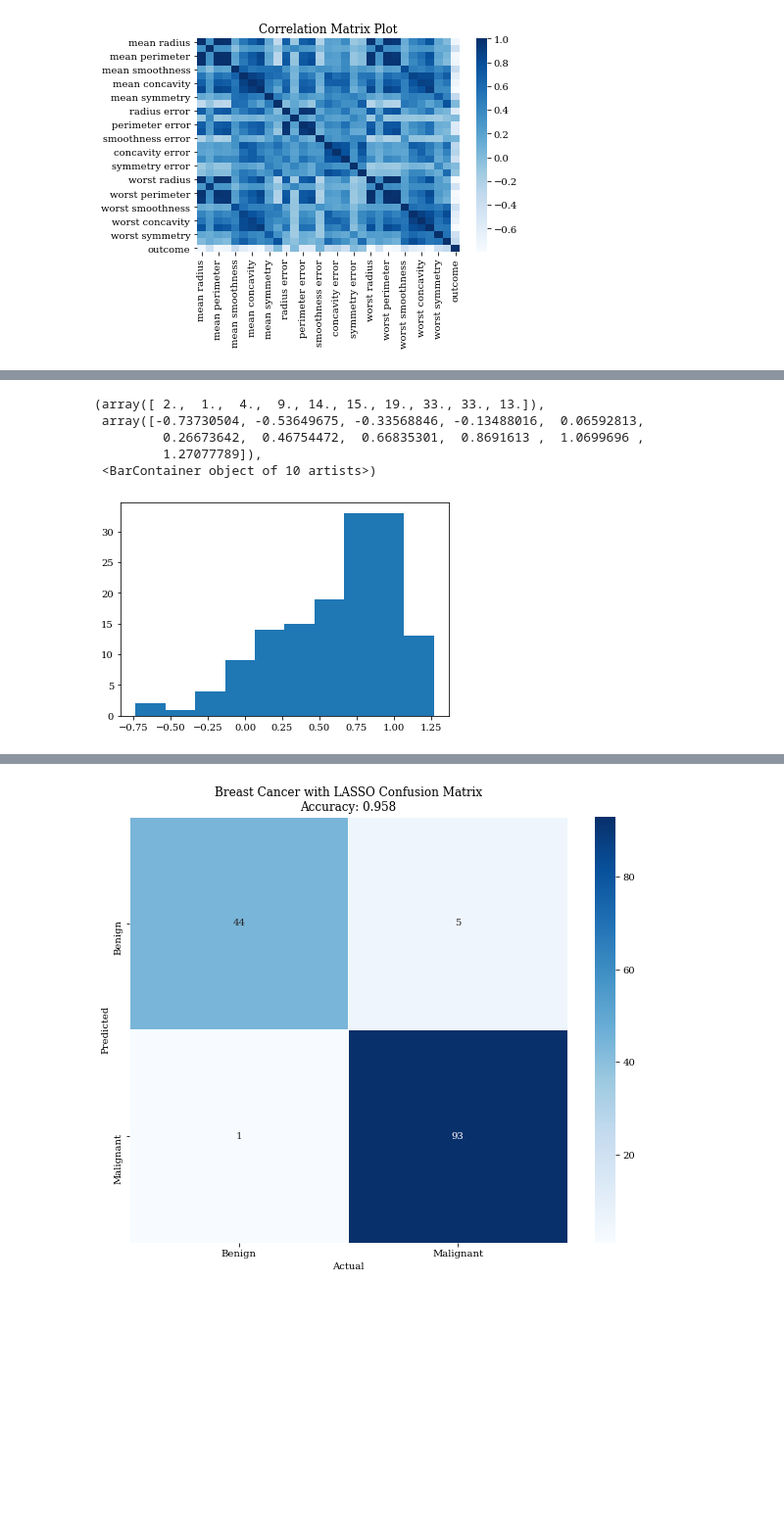
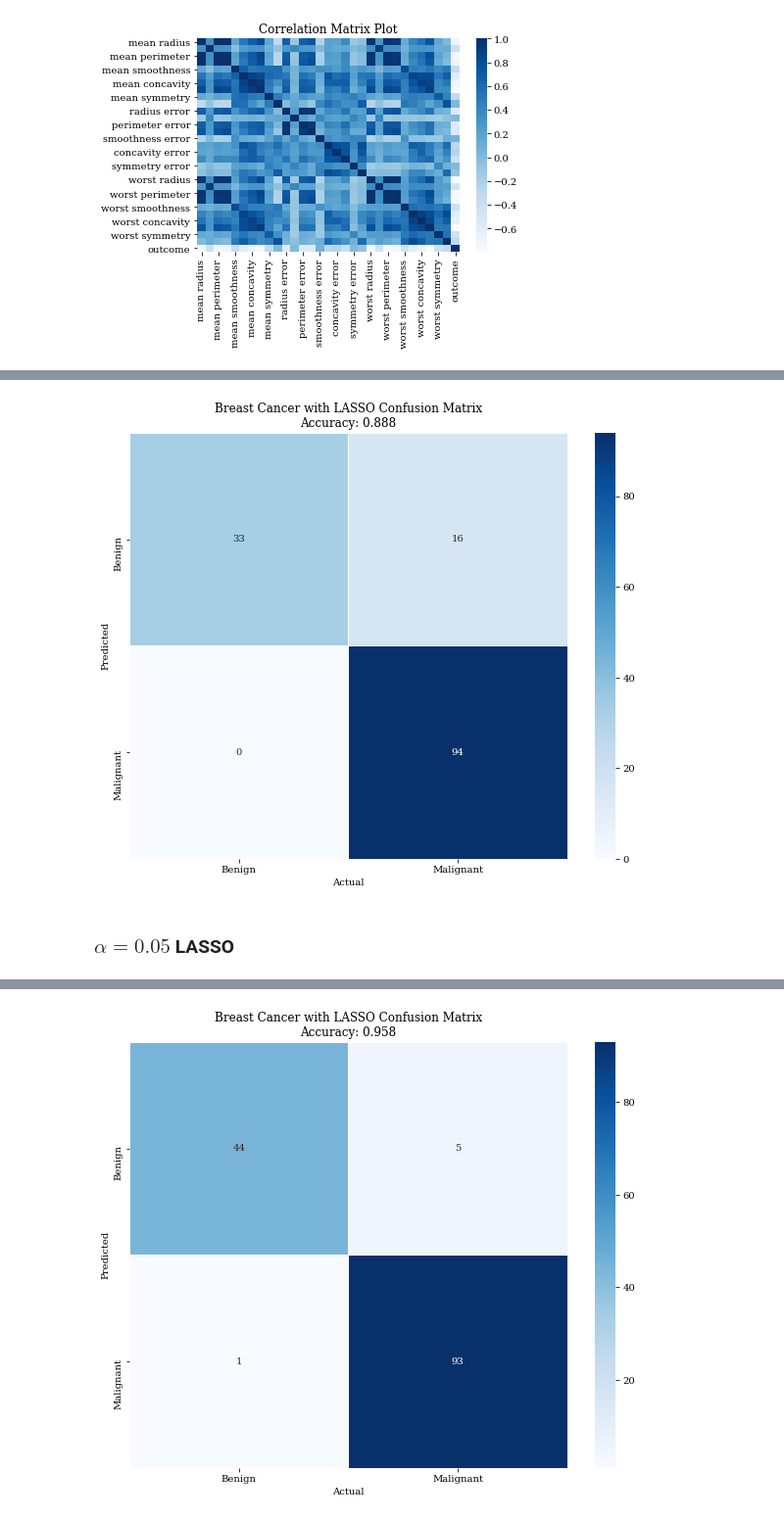
Before and after one commit to HarritonResearchLab/genomics, a Jupyter notebook: src/exploring/first_topics/tk_lasso.ipynb, the cells around one changed output, grey strips where cells are left out. Shown at 98% size. Drawn from its saved outputs; the diff is of its cells as text; code cells hidden in the pictures; blank space fills up the shorter version.

```diff
--- a/src/exploring/first_topics/tk_lasso.ipynb
+++ b/src/exploring/first_topics/tk_lasso.ipynb
@@ -85,16 +90,29 @@ plt.hist()
+# %%
+predictions[predictions>0.5] = 1 # prediction values > 0.5 become 1 (malignant)
+predictions[predictions<=0.5] = 0 # prediction values <= 0.5 become 0 (benign)
+
+acc = accuracy_score(predictions, y_test) # calculate accuracy
+# %%
+# Confusion Matrix
+
+fig, ax = plt.subplots(figsize=(10, 8))
+plt.rcParams['font.family']='serif'
+
+cm = confusion_matrix(y_test.flatten(), predictions)
+
+ticks = ['Benign', 'Malignant']
+sns.heatmap(cm, annot=True, cmap='Blues', linewidths=.5, yticklabels=ticks, xticklabels=ticks)
+plt.xlabel('Actual')
+plt.ylabel('Predicted')
+
+plt.title('Breast Cancer with LASSO Confusion Matrix\nAccuracy: '+str(round(acc, 3)))
+
+plt.show()
+# %% [output]
+[figure, added]
+# %% [markdown]
+### $\alpha=0.05$ LASSO
 # %%
 regressor = Lasso(alpha=0.1, fit_intercept=True, max_iter=1000)
 regressor.fit(X_train, y_train)
 predictions = regressor.predict(X_test)
-# %%
-fig, ax = plt.subplots(1)
-
-#sns.kdeplot(raw_predictions, ax=ax)
-plt.hist(predictions)
-# %% [output]
-(array([ 2.,  1.,  4.,  9., 14., 15., 19., 33., 33., 13.]),
- array([-0.73730504, -0.53649675, -0.33568846, -0.13488016,  0.06592813,
-         0.26673642,  0.46754472,  0.66835301,  0.8691613 ,  1.0699696 ,
-         1.27077789]),
- <BarContainer object of 10 artists>)
-[figure, removed]
```
Also changed, not shown: parts of 8 cells of this notebook, 1 other file.
